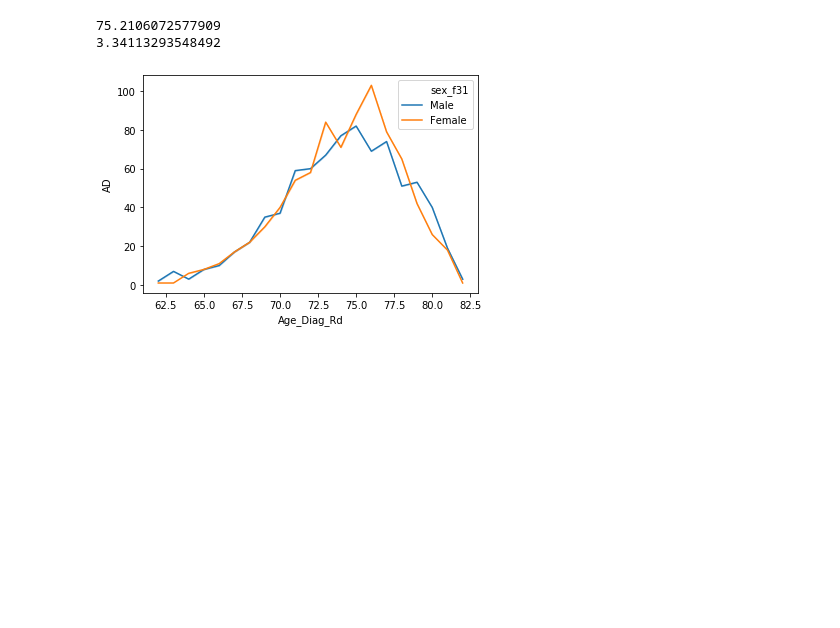
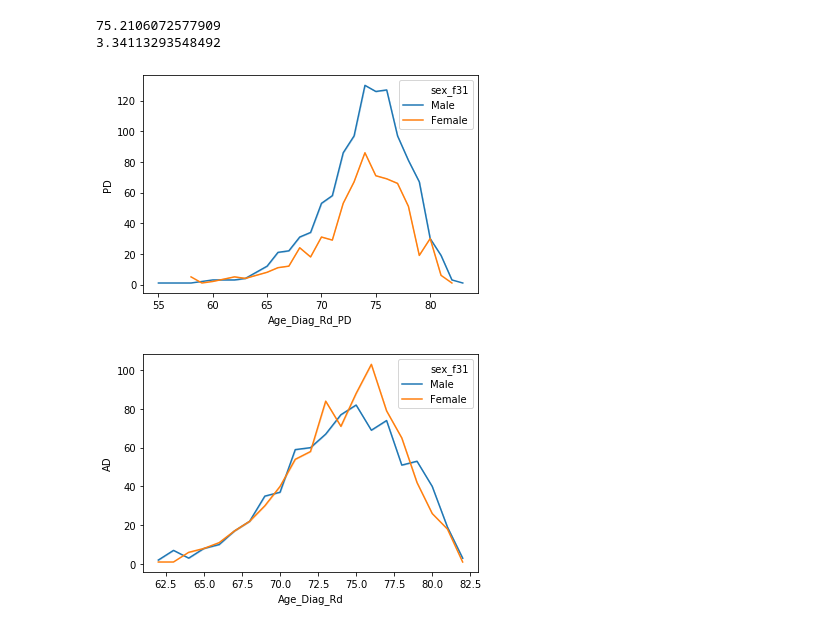
Before and after one commit to MikeAllwright24/PhD, a Jupyter notebook: UKB PD/code/Analysis.ipynb, the cells around one changed output. Cells and saved outputs as stored; diff of their text form; code cells hidden in the pictures; blank space fills up the shorter version.

```diff
--- a/UKB PD/code/Analysis.ipynb
+++ b/UKB PD/code/Analysis.ipynb
@@ -23,7 +23,8 @@ def combineanalyse(df1,df2):
     return df_out
 # %%
 
-dis_vars=['n_eid','Age_Today','AD','PD','Diag_Date_AD','years_bef_diagAD','Age_Diag_AD',
+dis_vars=['n_eid','Age_Today','AD','PD','Diag_Date_AD','years_bef_diagAD','Age_Diag_AD','years_bef_diagPD',
+          'Diag_Date_PD','Age_Diag_PD', 'Age_Diag_FTD','Diag_Date_FTD','years_bef_diagFTD',
                            'date_of_attending_assessment_centre_f53', 'age_when_attended_assessment_centre_f21003',
                            'EPIL','DIAB','CELIAC','CERVASC','CERVASC_bef','CERVASCALL_bef','EPIL_bef','DIAB_bef']
 
@@ -187,10 +197,15 @@ diseases_bin['years_bef_diagAD'].mean()
 # %% [markdown]
 #### Important variables
 # %%
-ukb_shap=ukb_tp0[[col for col in ukb_tp0.columns if col in shap_vars2 or col in modriskfactors]]
+ukb_shap=ukb_tp0[[col for col in ukb_tp0.columns if col in shap_vars2 ]]
 ukb_shap=pd.merge(ukb_shap,diseases_bin[dis_vars],left_on='eid',right_on='n_eid',how='left')
-ukb_shap=pd.merge(ukb_shap,score_rebal,on='eid',how='inner')
-ukb_shap=pd.merge(ukb_shap,modify_score,on='eid',how='left')
+#ukb_shap=pd.merge(ukb_shap,score_rebal,on='eid',how='inner')
+#ukb_shap=pd.merge(ukb_shap,modify_score,on='eid',how='left')
+# %%
+mask_PD=(ukb_shap['Age_Diag_PD']>5)
+mask_age70=(ukb_shap['Age_Today']>75)
+
+ukb_shap_PD=ukb_shap[mask_PD&mask_age70]
 # %%
 apoe_mask=(ukb_shap['Genotype']=="e4/e4")|(ukb_shap['Genotype']=="e3/e4")|(ukb_shap['Genotype']=="e2/e4")
 
@@ -251,6 +266,15 @@ variable_completeness=pd.DataFrame(ukb_shap.count()/ukb_shap.shape[0]).reset_ind
 variable_completeness.columns=['variable','ratio']
 variable_completeness.sort_values(by='ratio',ascending=False).head(30)
 variable_completeness.to_csv('variable_completeness.csv')
+# %%
+ukb_shap_PD['Age_Diag_Rd_PD']=round(ukb_shap_PD['Age_Diag_PD'],0)
+
+
+sns.lineplot(data=ukb_shap_PD[['Age_Diag_Rd_PD','PD','sex_f31']],
+             x='Age_Diag_Rd_PD', y='PD',hue='sex_f31',estimator='sum')
+plt.show()
+# %% [output]
+[figure, added]
 # %%
 sns.lineplot(data=ukb_shap[['Age_Diag_Rd','AD','sex_f31']][mask], x='Age_Diag_Rd', y='AD',hue='sex_f31',estimator='sum')
 plt.show()
```
Also changed, not shown: parts of 6 cells of this notebook, 5 other files.
